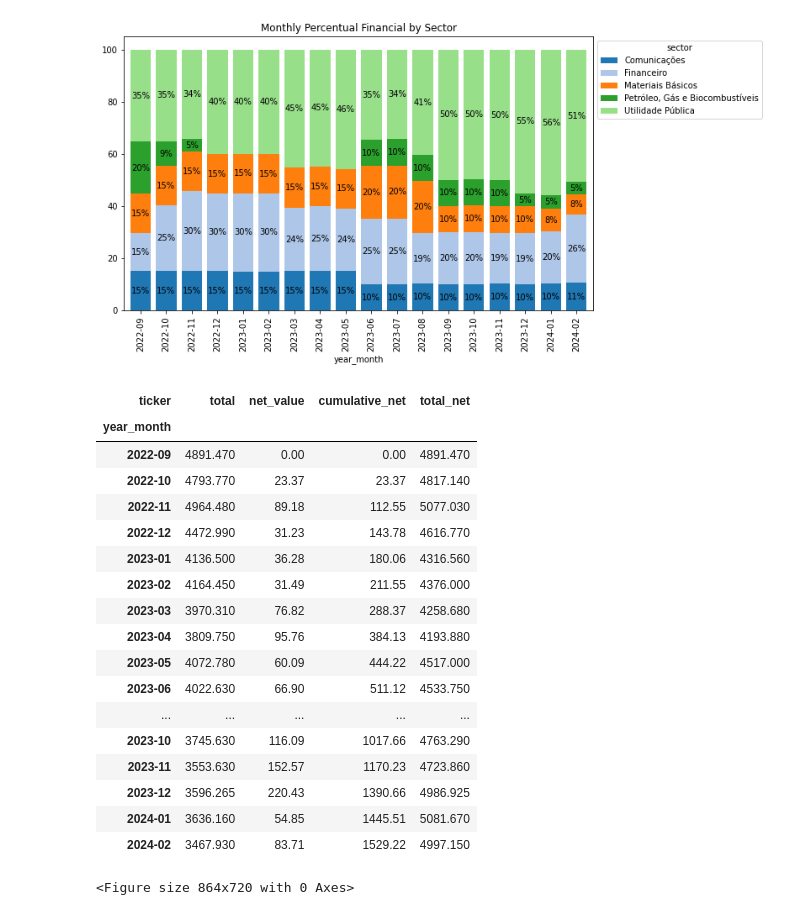
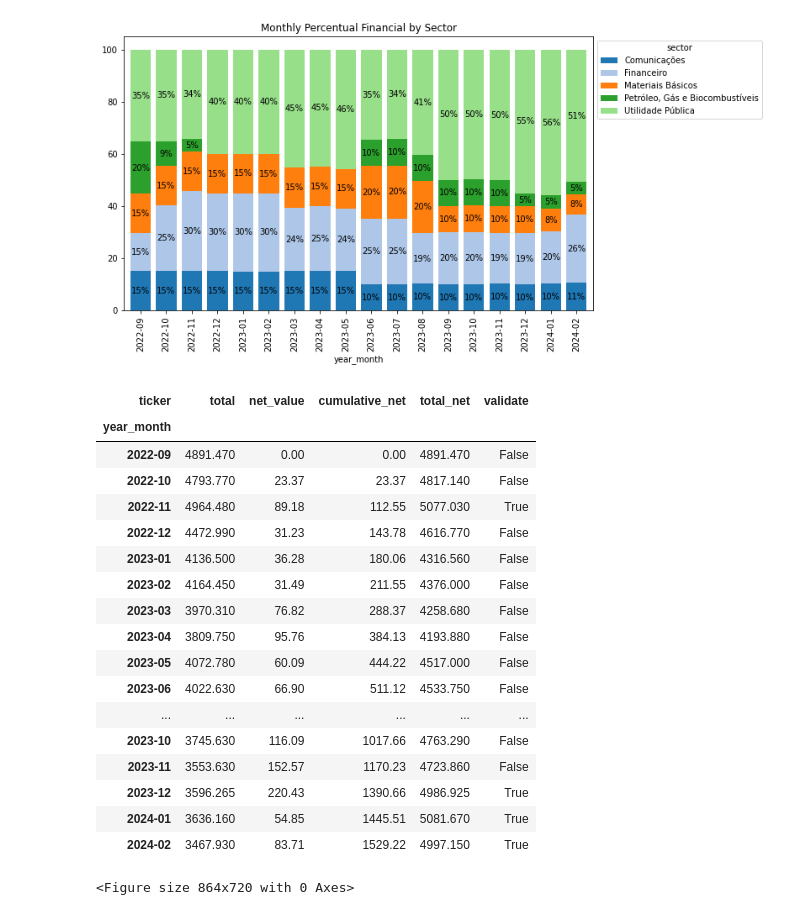
Before and after one commit to humbertomfialho/stock_dividends, a Jupyter notebook: analyses.ipynb, the cells around one changed output. Saved outputs shown, nothing was run; the diff lists cells and outputs as text; code cells hidden in the pictures.

```diff
--- a/analyses.ipynb
+++ b/analyses.ipynb
@@ -355,39 +360,40 @@ for c in ax.containers:
 # %%
 negociation_net = negotiation_info[['date', 'net_value']].copy()
 negociation_net['date'] = pd.to_datetime(negociation_net['date'])
 negociation_net['date'] = negociation_net['date'].dt.to_period('M')
 negociation_net.rename(columns={'date': 'year_month'}, inplace=True)
 negociation_net = negociation_net.groupby(['year_month']).agg(
     net_value=('net_value', 'sum')
 ).reset_index()
 negociation_net.index = negociation_net['year_month']
 negociation_net = negociation_net[['net_value']]
 negociation_net.loc['2022-09', 'net_value'] = 0
 
 month_stock_total = month_stock_values[['total']].copy()
 month_stock_total['net_value'] = negociation_net['net_value'].copy()
 month_stock_total['cumulative_net'] = month_stock_total['net_value'].cumsum()
 month_stock_total['total_net'] = month_stock_total['total'] + month_stock_total['cumulative_net']
+month_stock_total['validate'] = month_stock_total['total_net'] > month_stock_total.loc['2022-09', 'total']
 display(month_stock_total)
 # %% [output]
-| ticker | total | net_value | cumulative_net | total_net |
-| year_month |  |  |  |  |
-| 2022-09 | 4891.470 | 0.00 | 0.00 | 4891.470 |
-| 2022-10 | 4793.770 | 23.37 | 23.37 | 4817.140 |
-| 2022-11 | 4964.480 | 89.18 | 112.55 | 5077.030 |
-| 2022-12 | 4472.990 | 31.23 | 143.78 | 4616.770 |
-| 2023-01 | 4136.500 | 36.28 | 180.06 | 4316.560 |
-| 2023-02 | 4164.450 | 31.49 | 211.55 | 4376.000 |
-| 2023-03 | 3970.310 | 76.82 | 288.37 | 4258.680 |
-| 2023-04 | 3809.750 | 95.76 | 384.13 | 4193.880 |
-| 2023-05 | 4072.780 | 60.09 | 444.22 | 4517.000 |
-| 2023-06 | 4022.630 | 66.90 | 511.12 | 4533.750 |
-| ... | ... | ... | ... | ... |
-| 2023-10 | 3745.630 | 116.09 | 1017.66 | 4763.290 |
-| 2023-11 | 3553.630 | 152.57 | 1170.23 | 4723.860 |
-| 2023-12 | 3596.265 | 220.43 | 1390.66 | 4986.925 |
-| 2024-01 | 3636.160 | 54.85 | 1445.51 | 5081.670 |
-| 2024-02 | 3467.930 | 83.71 | 1529.22 | 4997.150 |
+| ticker | total | net_value | cumulative_net | total_net | validate |
+| year_month |  |  |  |  |  |
+| 2022-09 | 4891.470 | 0.00 | 0.00 | 4891.470 | False |
+| 2022-10 | 4793.770 | 23.37 | 23.37 | 4817.140 | False |
+| 2022-11 | 4964.480 | 89.18 | 112.55 | 5077.030 | True |
+| 2022-12 | 4472.990 | 31.23 | 143.78 | 4616.770 | False |
+| 2023-01 | 4136.500 | 36.28 | 180.06 | 4316.560 | False |
+| 2023-02 | 4164.450 | 31.49 | 211.55 | 4376.000 | False |
+| 2023-03 | 3970.310 | 76.82 | 288.37 | 4258.680 | False |
+| 2023-04 | 3809.750 | 95.76 | 384.13 | 4193.880 | False |
+| 2023-05 | 4072.780 | 60.09 | 444.22 | 4517.000 | False |
+| 2023-06 | 4022.630 | 66.90 | 511.12 | 4533.750 | False |
+| ... | ... | ... | ... | ... | ... |
+| 2023-10 | 3745.630 | 116.09 | 1017.66 | 4763.290 | False |
+| 2023-11 | 3553.630 | 152.57 | 1170.23 | 4723.860 | False |
+| 2023-12 | 3596.265 | 220.43 | 1390.66 | 4986.925 | True |
+| 2024-01 | 3636.160 | 54.85 | 1445.51 | 5081.670 | True |
+| 2024-02 | 3467.930 | 83.71 | 1529.22 | 4997.150 | True |
 # %%
 plt.figure(figsize=(12, 10))
 
```
Also changed, not shown: parts of 13 cells of this notebook.
